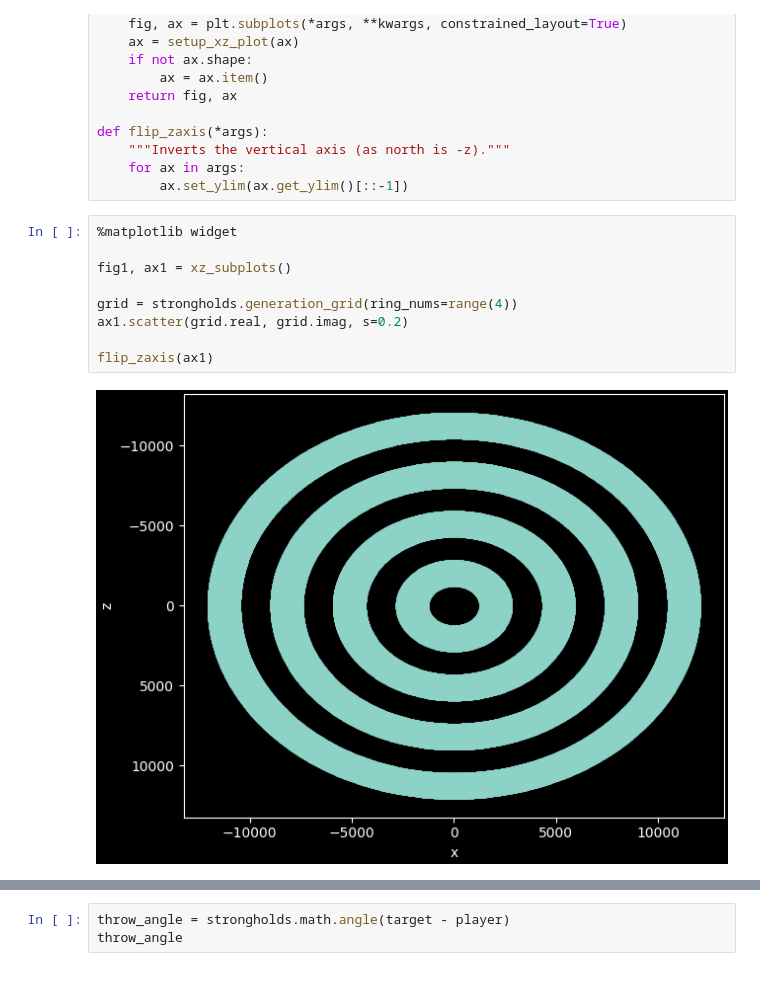
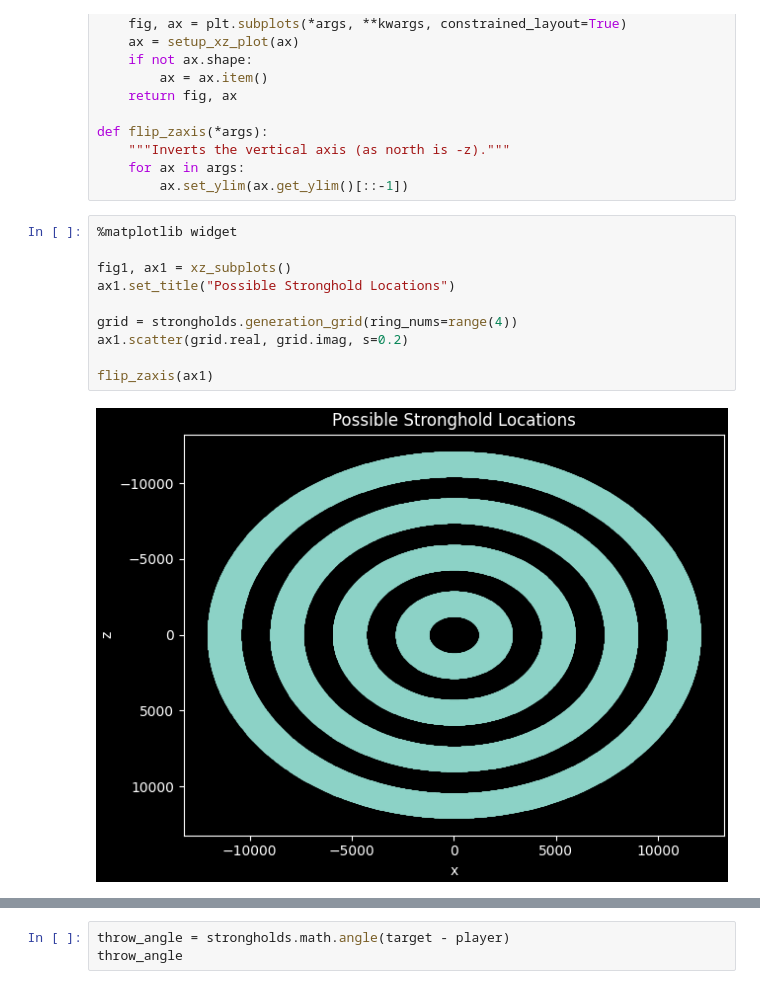
Before and after one commit to badooga/strongholds, a Jupyter notebook: stronghold.ipynb, the cells around one changed output, grey strips where cells are left out. Cells and saved outputs as stored; diff of their text form.

Commit message:
add plot titles

```diff
--- a/stronghold.ipynb
+++ b/stronghold.ipynb
@@ -29,14 +29,15 @@ def flip_zaxis(*args):
 # %%
 %matplotlib widget
 
 fig1, ax1 = xz_subplots()
+ax1.set_title("Possible Stronghold Locations")
 
 grid = strongholds.generation_grid(ring_nums=range(4))
 ax1.scatter(grid.real, grid.imag, s=0.2)
 
 flip_zaxis(ax1)
 # %% [output]
-[figure, old version]
+[figure, new version]
 # %%
 player = strongholds.rectpoint(3000, -300)
 
```
Also changed, not shown: parts of 6 cells of this notebook.
